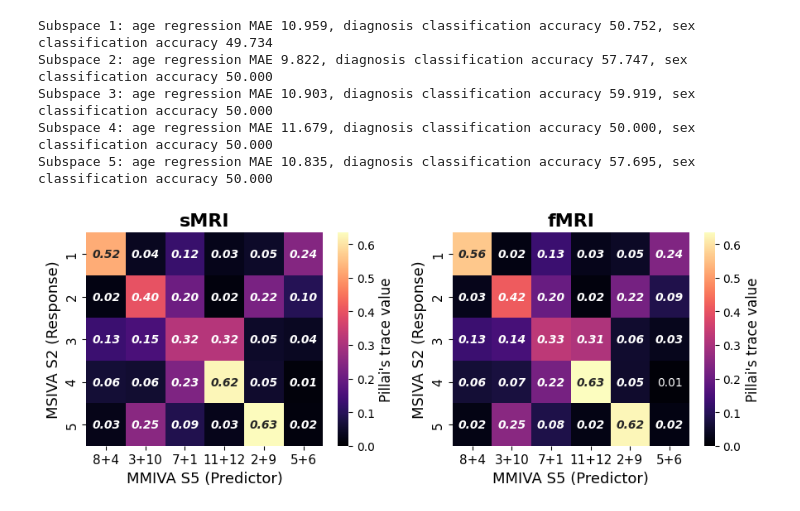
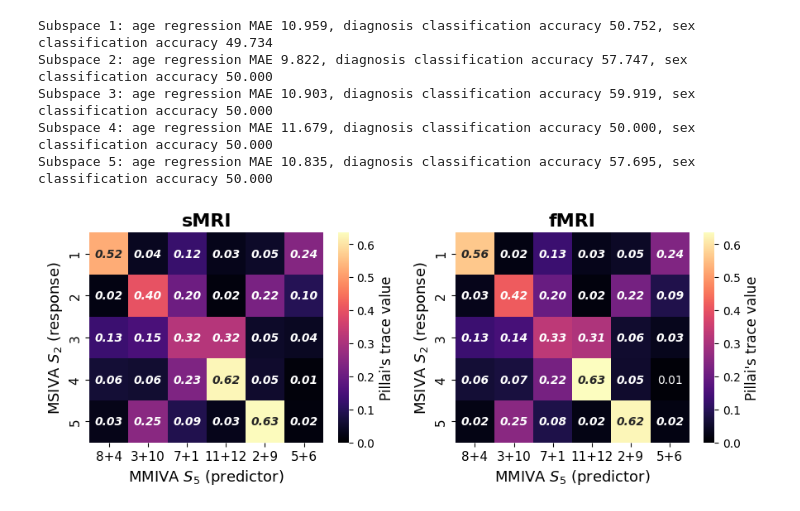
Before and after one commit to trendscenter/MSIVA, a Jupyter notebook: figures/IMAG2026/compare_mmiva_msiva_sz.ipynb, the cells around one changed output. Drawn from its saved outputs; the diff is of its cells as text; code cells hidden in the pictures.

```diff
--- a/figures/IMAG2026/compare_mmiva_msiva_sz.ipynb
+++ b/figures/IMAG2026/compare_mmiva_msiva_sz.ipynb
@@ -61,8 +61,8 @@ for i in range(2):
     cb.ax.tick_params(labelsize=10)
     cb.set_label(label=f"Adjusted $R^2$", fontsize=12)
     plt.title(f"{title_list[i]}", fontsize=16, fontweight="bold")
-    plt.xlabel("MMIVA S5 (Response)", fontsize=13)
-    plt.ylabel("MSIVA S2 (Predictor)", fontsize=13)
+    plt.xlabel("MMIVA $S_5$ (response)", fontsize=13)
+    plt.ylabel("MSIVA $S_2$ (predictor)", fontsize=13)
     plt.xticks(np.arange(0.5,12.5,1), np.arange(1,13)[ind0], fontsize=11)
     plt.yticks(np.arange(0.5,5.5,1), np.arange(1,6), fontsize=11)
 
@@ -154,29 +154,29 @@ for m in range(2):
 # %%
 p_vals_logic = p_vals < 0.05/30
 stats_list = ["Wilks' lambda", "Pillai's trace", "Hotelling-Lawley trace", "Roy's greatest root"]
 modality_list = ["sMRI", "fMRI"]
 xtick_list = ["8+4","3+10","7+1","11+12","2+9","5+6"]
 
 for j in [1]:
     stats = stats_list[j]
     plt.figure(figsize=(9,3.6))
     for i in range(2):
         plt.subplot(1,2,i+1)
         f = sns.heatmap(f_stats[j, i]/2, mask=p_vals_logic[j, i]==True, vmin=0, vmax=np.max([np.max(f_stats[j,0]),np.max(f_stats[j,1])])/2, cmap="magma", annot=True, fmt=".2f")
         sns.heatmap(f_stats[j, i]/2, mask=p_vals_logic[j, i]==False,
                     annot_kws={"style": "oblique", "weight": "bold"}, annot=True, fmt=".2f",
                     vmin=0, vmax=np.max([np.max(f_stats[j,0]),np.max(f_stats[j,1])])/2, cmap="magma", cbar=False)
         cb = f.collections[0].colorbar
         cb.ax.tick_params(labelsize=10)
         cb.set_label(label=f"{stats} value", fontsize=12)
         plt.title(f"{modality_list[i]}", fontsize=16, fontweight="bold")
-        plt.xlabel("MMIVA S5 (Predictor)", fontsize=13)
-        plt.ylabel("MSIVA S2 (Response)", fontsize=13)
+        plt.xlabel("MMIVA $S_5$ (predictor)", fontsize=13)
+        plt.ylabel("MSIVA $S_2$ (response)", fontsize=13)
         plt.xticks(np.arange(0.5,6.5,1), xtick_list, fontsize=11)
         plt.yticks(np.arange(0.5,5.5,1), np.arange(1,6), fontsize=11)
     stats.replace("'", "")
     stats.replace(" ", "_")
     plt.tight_layout()
     plt.savefig(f"figures/multivariate_regression_value_{stats}_bold_SZ.pdf")
 # %% [output]
-[figure, old version]
+[figure, new version]
```
Also changed, not shown: parts of 1 cell of this notebook, 3 other files.
